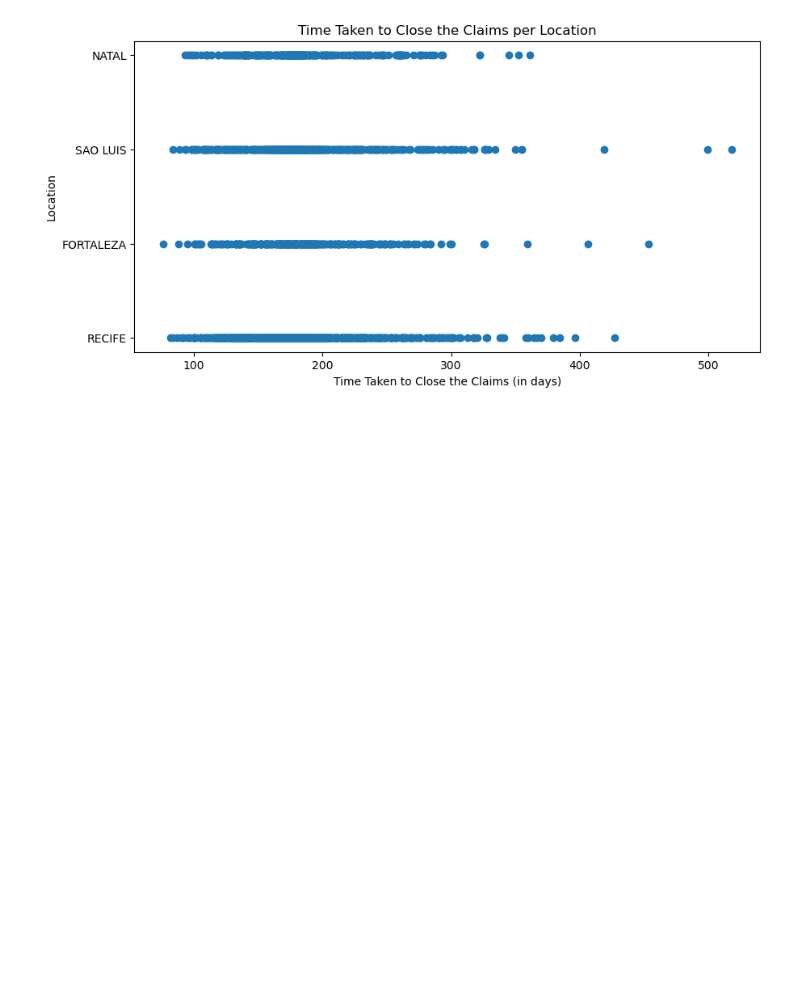
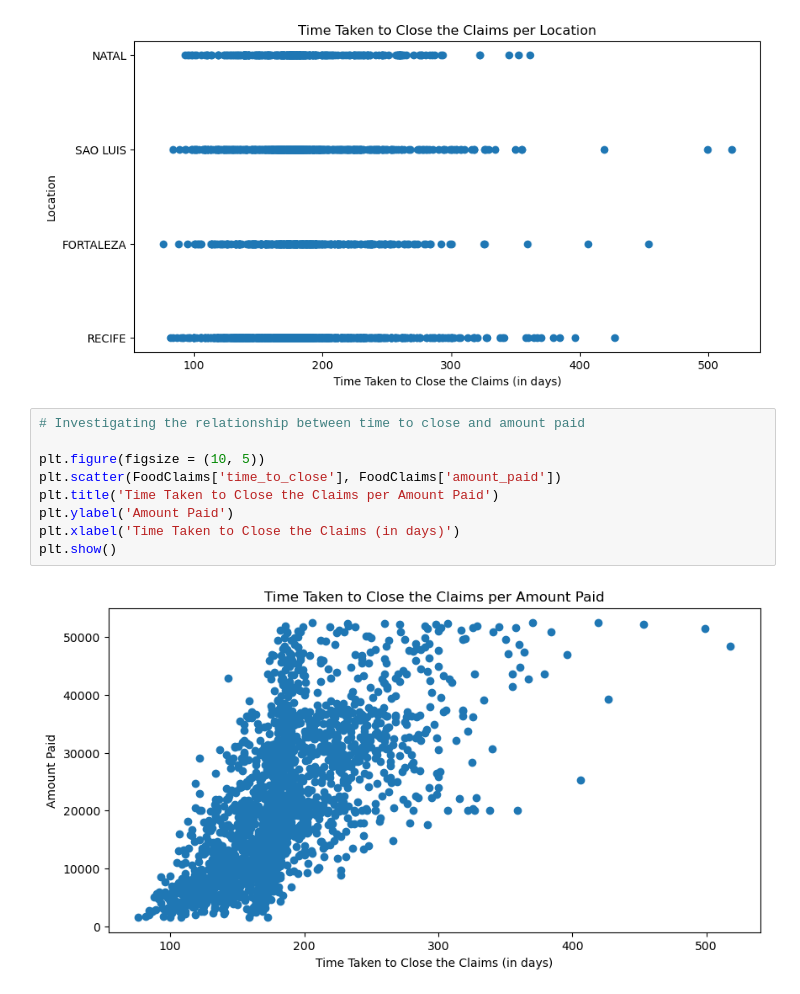
Before and after one commit to Ppius6/Investigating-Food-Claims, a Jupyter notebook: Food_Claims.ipynb, the cells around one changed output. Drawn from its saved outputs; the diff is of its cells as text; blank space fills up the shorter version.

```diff
--- a/Food_Claims.ipynb
+++ b/Food_Claims.ipynb
@@ -107,3 +107,14 @@ plt.xlabel('Time Taken to Close the Claims (in days)')
 plt.show()
 # %% [output]
 [figure]
+# %%
+# Investigating the relationship between time to close and amount paid
+
+plt.figure(figsize = (10, 5))
+plt.scatter(FoodClaims['time_to_close'], FoodClaims['amount_paid'])
+plt.title('Time Taken to Close the Claims per Amount Paid')
+plt.ylabel('Amount Paid')
+plt.xlabel('Time Taken to Close the Claims (in days)')
+plt.show()
+# %% [output]
+[figure, added]
```
